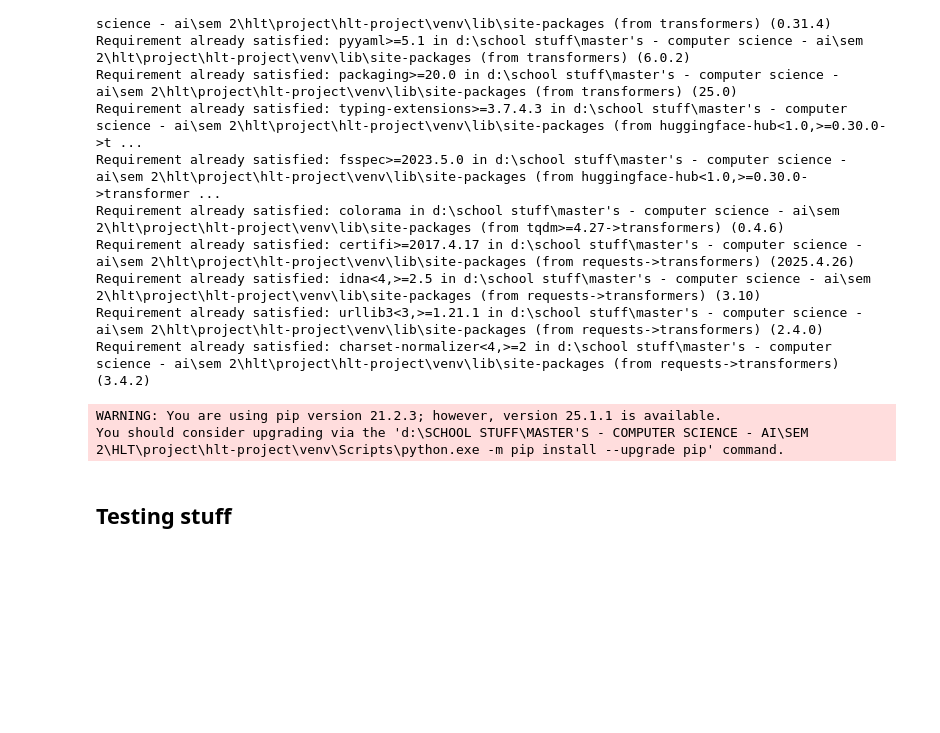
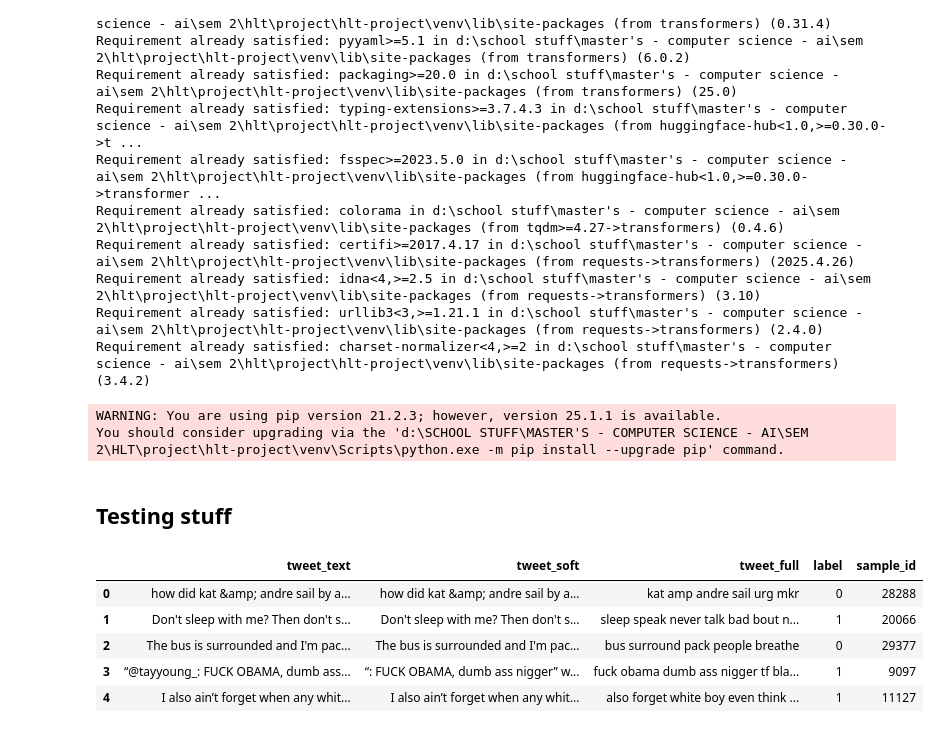
Before and after one commit to Iyabivuz-e/hlt-project, a Jupyter notebook: bertweet/main.ipynb, the cells around one changed output. Cells and saved outputs as stored; diff of their text form; code cells hidden in the pictures; blank space fills up the shorter version.

```diff
--- a/bertweet/main.ipynb
+++ b/bertweet/main.ipynb
@@ -172,26 +170,39 @@ def main_function():
 # %% [markdown]
 ## Testing stuff
 # %%
-path_train="../data/processed_data/train_binary_balanced.csv"
 
-df = pd.read_csv(path_train)
 # print(df["tweet_soft"].isnull().sum())
 # print(train_df["tweet_soft"].apply(type).value_counts())
 
 # df = df[df["tweet_soft"].notnull()]
 
 # print(df["tweet_soft"].isnull().sum())
 
 # print(df.columns)
 
 
 # train_df = pd.read_csv(path_train)
 # print(train_df["tweet_soft"])
 
 # train_dataset = Dataset.from_pandas(train_df["tweet_soft"])
 # print(train_dataset)
 
 # import transformers
 # print(transformers.__version__)
 # import accelerate
 # print(accelerate.__version__)
+
+
+
+# path_train = "../data/processed_data/train_binary_balanced.csv"
+
+# df = pd.read_csv(path_train)
+
+# df.head()
+# %% [output]
+|  | tweet_text | tweet_soft | tweet_full | label | sample_id |
+| 0 | how did kat &amp; andre sail by a... | how did kat &amp; andre sail by a... | kat amp andre sail urg mkr | 0 | 28288 |
+| 1 | Don't sleep with me? Then don't s... | Don't sleep with me? Then don't s... | sleep speak never talk bad bout n... | 1 | 20066 |
+| 2 | The bus is surrounded and I'm pac... | The bus is surrounded and I'm pac... | bus surround pack people breathe | 0 | 29377 |
+| 3 | “@tayyoung_: FUCK OBAMA, dumb ass... | “: FUCK OBAMA, dumb ass nigger” w... | fuck obama dumb ass nigger tf bla... | 1 | 9097 |
+| 4 | I also ain’t forget when any whit... | I also ain’t forget when any whit... | also forget white boy even think ... | 1 | 11127 |
```
Also changed, not shown: parts of 1 cell of this notebook, 1 other file.
